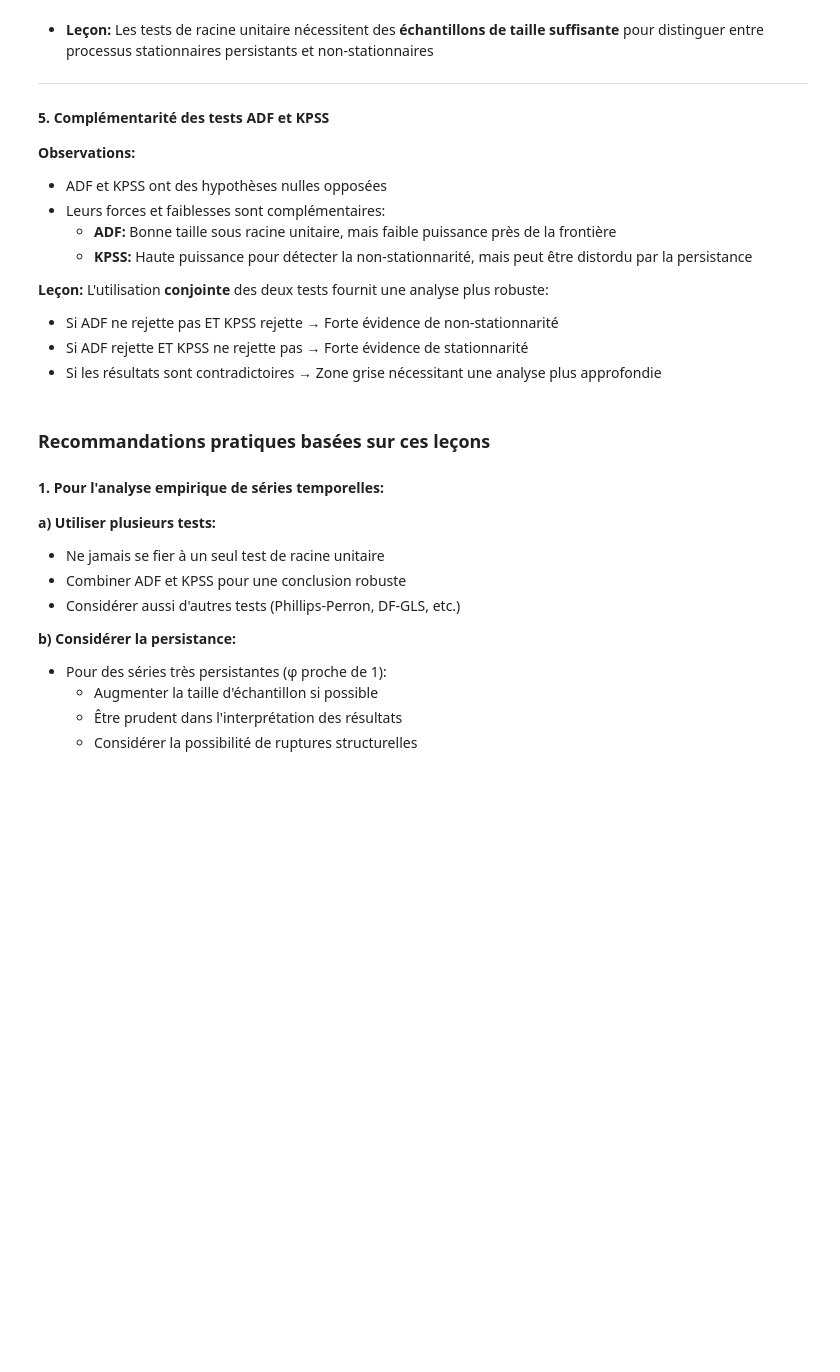
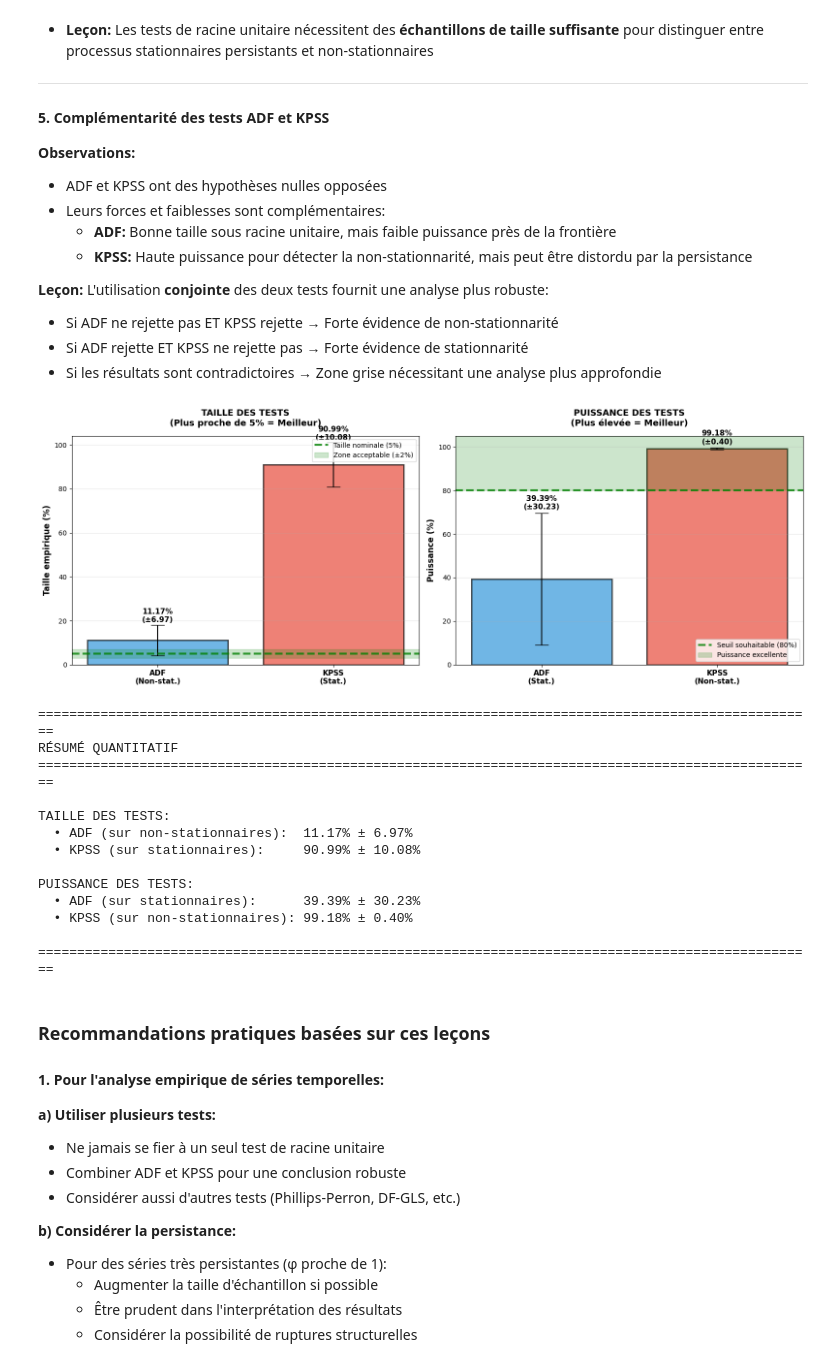
Before and after one commit to VincentD1209/Examen-final---Econo, a Jupyter notebook: Question 2.ipynb, the cells around one changed output. Drawn from its saved outputs; the diff is of its cells as text; code cells hidden in the pictures; blank space fills up the shorter version.

```diff
--- a/Question 2.ipynb
+++ b/Question 2.ipynb
@@ -936,7 +954,7 @@ ax1.axhline(y=5, color='green', linestyle='--', linewidth=3, label='Taille nomin
 ax1.axhspan(3, 7, alpha=0.2, color='green', label='Zone acceptable (±2%)')
 
 # Ajout des valeurs
-for i, (bar, mean, std) in enumerate(zip(bars, sizes_mean, std)):
+for i, (bar, mean, std) in enumerate(zip(bars, sizes_mean, sizes_std)):
     ax1.text(bar.get_x() + bar.get_width()/2., mean + std + 0.5,
             f'{mean:.2f}%\n(±{std:.2f})',
             ha='center', va='bottom', fontsize=11, fontweight='bold')
@@ -970,33 +988,48 @@ ax2.axhspan(80, 105, alpha=0.2, color='green', label='Puissance excellente')
 
 # Ajout des valeurs
 for i, (bar, mean, std) in enumerate(zip(bars, powers_mean, powers_std)):
     ax2.text(bar.get_x() + bar.get_width()/2., mean + std + 1,
             f'{mean:.2f}%\n(±{std:.2f})',
             ha='center', va='bottom', fontsize=11, fontweight='bold')
 
 ax2.set_ylabel('Puissance (%)', fontsize=12, fontweight='bold')
 ax2.set_title('PUISSANCE DES TESTS\n(Plus élevée = Meilleur)',
              fontsize=13, fontweight='bold', pad=15)
 ax2.set_xticks(x_pos)
 ax2.set_xticklabels(categories_power, fontsize=11, fontweight='bold')
 ax2.legend(loc='lower right', fontsize=10)
 ax2.grid(True, alpha=0.3, axis='y')
 ax2.set_ylim(0, 105)
 
 plt.tight_layout()
 plt.show()
 
 # Résumé numérique
 print("\n" + "="*100)
 print("RÉSUMÉ QUANTITATIF")
 print("="*100)
 print(f"\nTAILLE DES TESTS:")
 print(f"  • ADF (sur non-stationnaires):  {np.mean(adf_sizes):5.2f}% ± {np.std(adf_sizes):.2f}%")
 print(f"  • KPSS (sur stationnaires):     {np.mean(kpss_sizes):5.2f}% ± {np.std(kpss_sizes):.2f}%")
 print(f"\nPUISSANCE DES TESTS:")
 print(f"  • ADF (sur stationnaires):      {np.mean(adf_powers):5.2f}% ± {np.std(adf_powers):.2f}%")
 print(f"  • KPSS (sur non-stationnaires): {np.mean(kpss_powers):5.2f}% ± {np.std(kpss_powers):.2f}%")
 print("\n" + "="*100)
+# %% [output]
+[figure, added]
+====================================================================================================
+RÉSUMÉ QUANTITATIF
+====================================================================================================
+
+TAILLE DES TESTS:
+  • ADF (sur non-stationnaires):  11.17% ± 6.97%
+  • KPSS (sur stationnaires):     90.99% ± 10.08%
+
+PUISSANCE DES TESTS:
+  • ADF (sur stationnaires):      39.39% ± 30.23%
+  • KPSS (sur non-stationnaires): 99.18% ± 0.40%
+
+====================================================================================================
 # %% [markdown]
 ### Recommandations pratiques basées sur ces leçons
 
```
Also changed, not shown: parts of 8 cells of this notebook, 1 other file.
